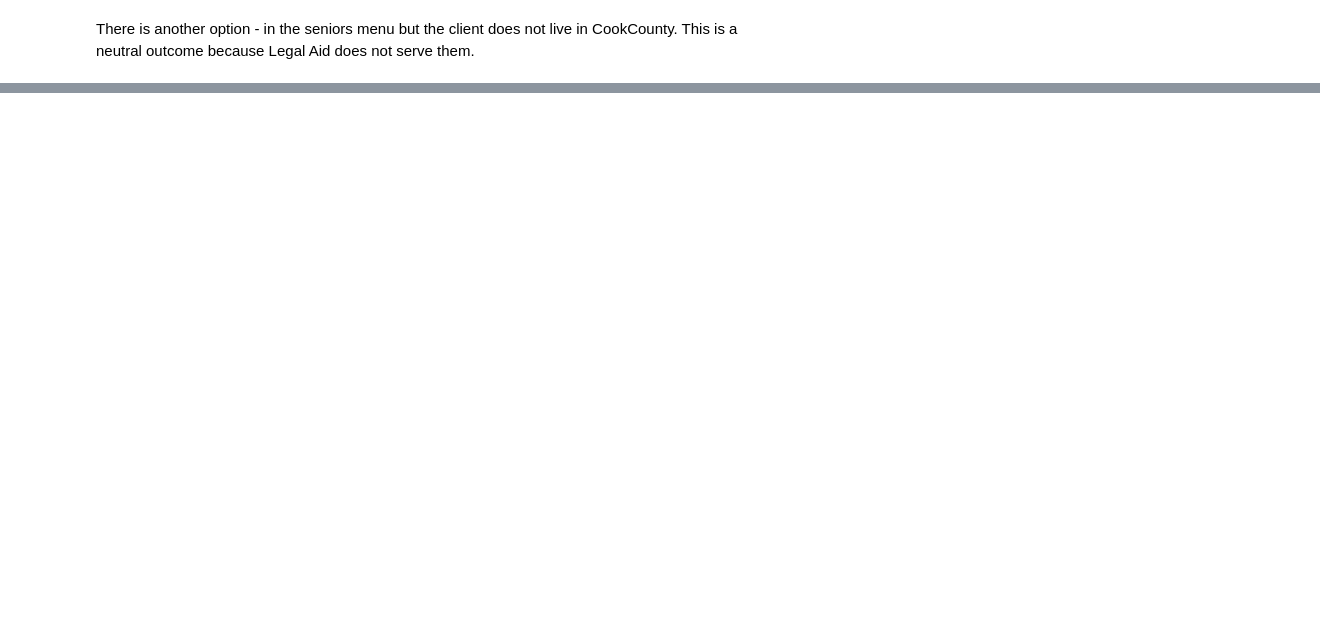
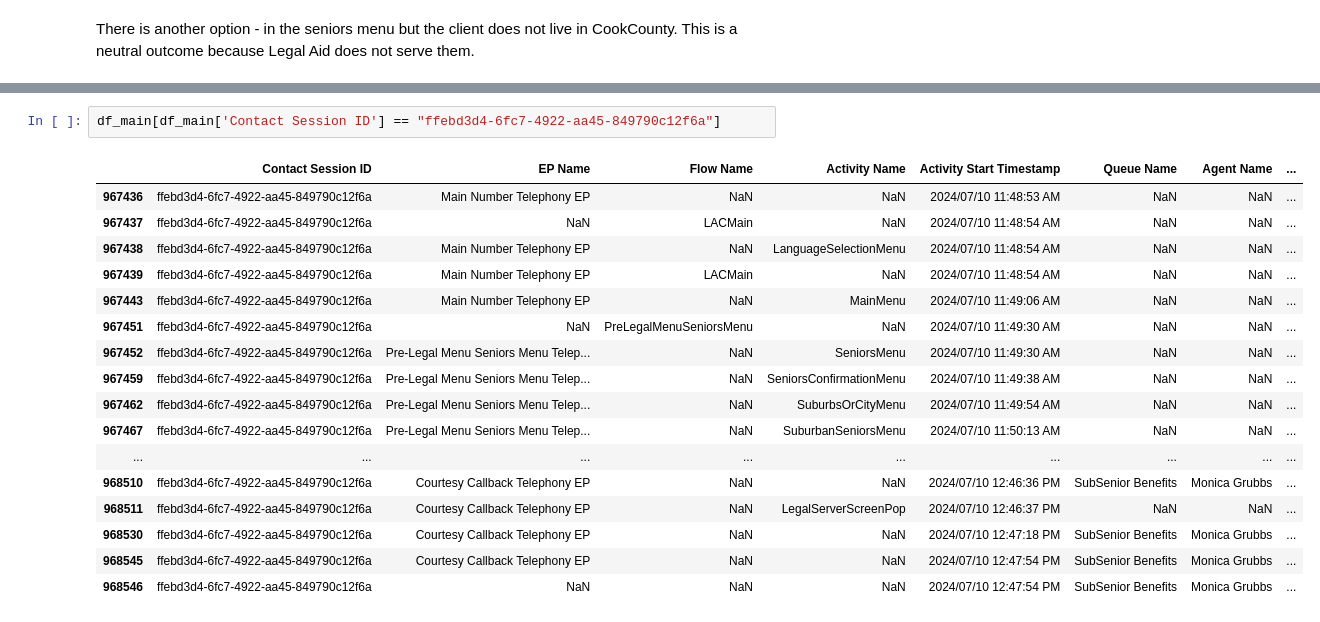
Before and after one commit to arvindkrishna87/STAT390_LegalAid_Fall2025, a Jupyter notebook: Code/Call outcome analysis/Consistency_Check_CallOutcome_Nov17_Derwent.ipynb, the cells around one changed output, grey strips where cells are left out. Drawn from its saved outputs; the diff is of its cells as text; blank space fills up the shorter version.

```diff
--- a/Code/Call outcome analysis/Consistency_Check_CallOutcome_Nov17_Derwent.ipynb
+++ b/Code/Call outcome analysis/Consistency_Check_CallOutcome_Nov17_Derwent.ipynb
@@ -376,0 +397,20 @@ There is another option - in the seniors menu but the client does not live in Co
+# %%
+df_main[df_main['Contact Session ID'] == "ffebd3d4-6fc7-4922-aa45-849790c12f6a"]
+# %% [output]
+|  | Contact Session ID | EP Name | Flow Name | Activity Name | Activity Start Timestamp | Queue Name | Agent Name | ... |
+| 967436 | ffebd3d4-6fc7-4922-aa45-849790c12f6a | Main Number Telephony EP | NaN | NaN | 2024/07/10 11:48:53 AM | NaN | NaN | ... |
+| 967437 | ffebd3d4-6fc7-4922-aa45-849790c12f6a | NaN | LACMain | NaN | 2024/07/10 11:48:54 AM | NaN | NaN | ... |
+| 967438 | ffebd3d4-6fc7-4922-aa45-849790c12f6a | Main Number Telephony EP | NaN | LanguageSelectionMenu | 2024/07/10 11:48:54 AM | NaN | NaN | ... |
+| 967439 | ffebd3d4-6fc7-4922-aa45-849790c12f6a | Main Number Telephony EP | LACMain | NaN | 2024/07/10 11:48:54 AM | NaN | NaN | ... |
+| 967443 | ffebd3d4-6fc7-4922-aa45-849790c12f6a | Main Number Telephony EP | NaN | MainMenu | 2024/07/10 11:49:06 AM | NaN | NaN | ... |
+| 967451 | ffebd3d4-6fc7-4922-aa45-849790c12f6a | NaN | PreLegalMenuSeniorsMenu | NaN | 2024/07/10 11:49:30 AM | NaN | NaN | ... |
+| 967452 | ffebd3d4-6fc7-4922-aa45-849790c12f6a | Pre-Legal Menu Seniors Menu Telep... | NaN | SeniorsMenu | 2024/07/10 11:49:30 AM | NaN | NaN | ... |
+| 967459 | ffebd3d4-6fc7-4922-aa45-849790c12f6a | Pre-Legal Menu Seniors Menu Telep... | NaN | SeniorsConfirmationMenu | 2024/07/10 11:49:38 AM | NaN | NaN | ... |
+| 967462 | ffebd3d4-6fc7-4922-aa45-849790c12f6a | Pre-Legal Menu Seniors Menu Telep... | NaN | SuburbsOrCityMenu | 2024/07/10 11:49:54 AM | NaN | NaN | ... |
+| 967467 | ffebd3d4-6fc7-4922-aa45-849790c12f6a | Pre-Legal Menu Seniors Menu Telep... | NaN | SuburbanSeniorsMenu | 2024/07/10 11:50:13 AM | NaN | NaN | ... |
+| ... | ... | ... | ... | ... | ... | ... | ... | ... |
+| 968510 | ffebd3d4-6fc7-4922-aa45-849790c12f6a | Courtesy Callback Telephony EP | NaN | NaN | 2024/07/10 12:46:36 PM | SubSenior Benefits | Monica Grubbs | ... |
+| 968511 | ffebd3d4-6fc7-4922-aa45-849790c12f6a | Courtesy Callback Telephony EP | NaN | LegalServerScreenPop | 2024/07/10 12:46:37 PM | NaN | NaN | ... |
+| 968530 | ffebd3d4-6fc7-4922-aa45-849790c12f6a | Courtesy Callback Telephony EP | NaN | NaN | 2024/07/10 12:47:18 PM | SubSenior Benefits | Monica Grubbs | ... |
+| 968545 | ffebd3d4-6fc7-4922-aa45-849790c12f6a | Courtesy Callback Telephony EP | NaN | NaN | 2024/07/10 12:47:54 PM | SubSenior Benefits | Monica Grubbs | ... |
+| 968546 | ffebd3d4-6fc7-4922-aa45-849790c12f6a | NaN | NaN | NaN | 2024/07/10 12:47:54 PM | SubSenior Benefits | Monica Grubbs | ... |
```
Also changed, not shown: parts of 11 cells of this notebook.
